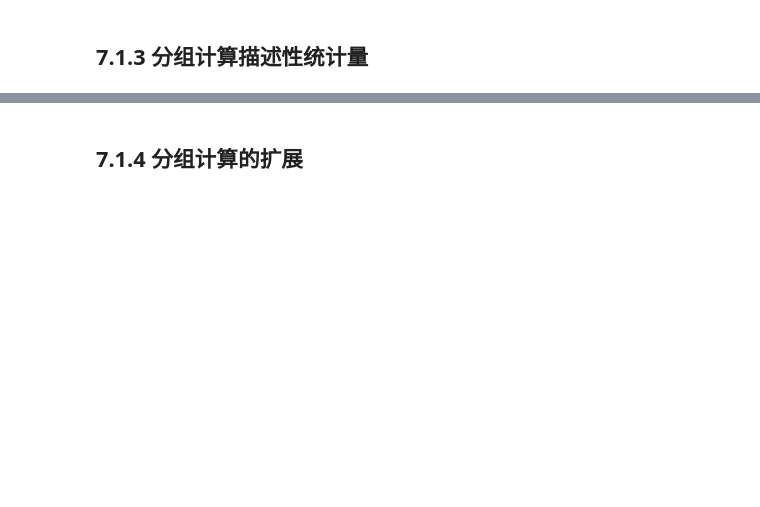
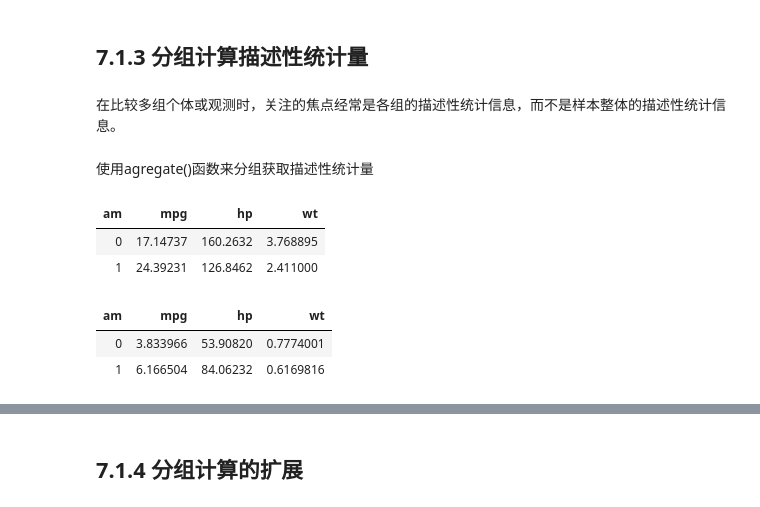
Before and after one commit to xiaowei3223/R-learning, a Jupyter notebook: 7 基本统计分析.ipynb, the cells around one changed output, grey strips where cells are left out. Cells and saved outputs as stored; diff of their text form; code cells hidden in the pictures; blank space fills up the shorter version.

```diff
--- a/7 基本统计分析.ipynb
+++ b/7 基本统计分析.ipynb
@@ -191,3 +173,22 @@ https://github.com/IRkernel/repr/wiki/Problems-with-unicode-on-windows
 | wt | 3 | 32 | 3.21725 | 0.9784574 | 3.325 | 3.152692 | 0.7672455 | 1.513 | 5.424 | 3.911 | 0.4231465 | ... |
 # %% [markdown]
 ## 7.1.3 分组计算描述性统计量
+# %% [markdown]
+在比较多组个体或观测时，关注的焦点经常是各组的描述性统计信息，而不是样本整体的描述性统计信息。
+# %% [markdown]
+使用agregate()函数来分组获取描述性统计量
+# %%
+myvars <- c("mpg","hp","wt")
+aggregate(mtcars[myvars], by=list(am=mtcars$am),mean)
+# %% [output]
+| am | mpg | hp | wt |
+| 0 | 17.14737 | 160.2632 | 3.768895 |
+| 1 | 24.39231 | 126.8462 | 2.411000 |
+# %%
+aggregate(mtcars[myvars],
+          by=list(am=mtcars$am),  #如果有多个分组变量，可以使用by=list(name1=groupvar1, name2=groupvar2, ... , nameN=groupvarN)这样的语句。
+          sd)
+# %% [output]
+| am | mpg | hp | wt |
+| 0 | 3.833966 | 53.90820 | 0.7774001 |
+| 1 | 6.166504 | 84.06232 | 0.6169816 |
```
Also changed, not shown: parts of 14 cells of this notebook, 2 other files.
